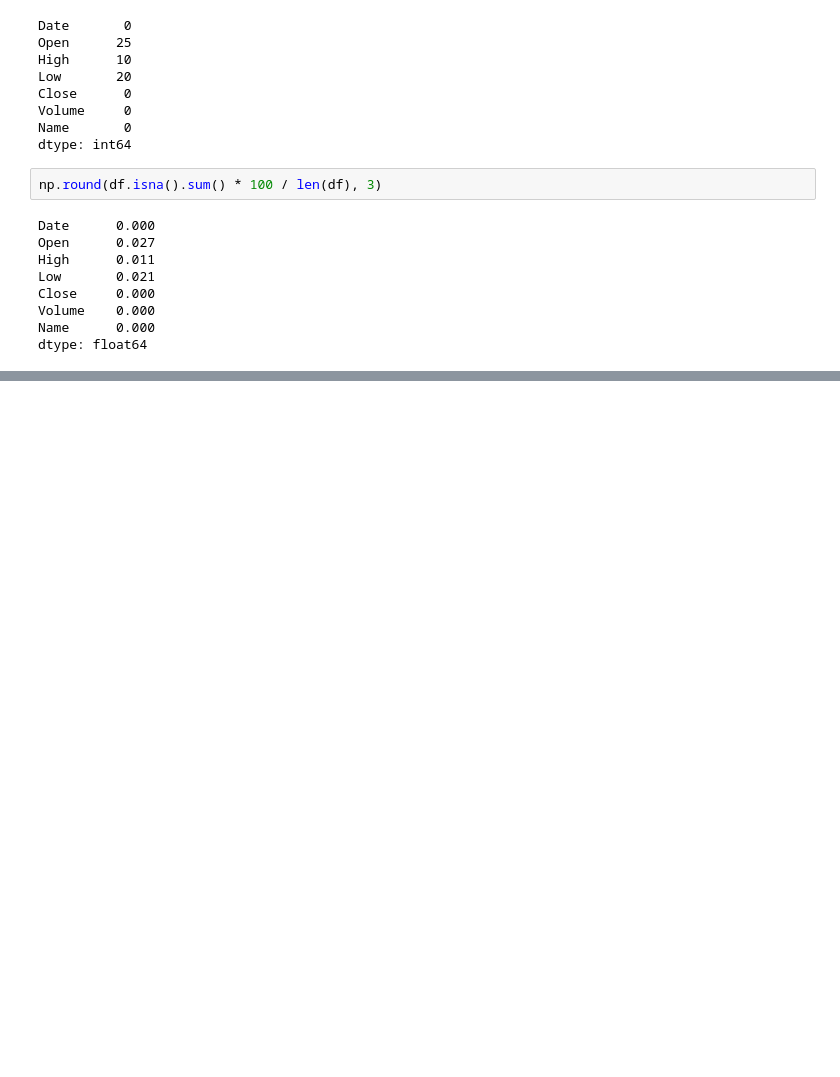
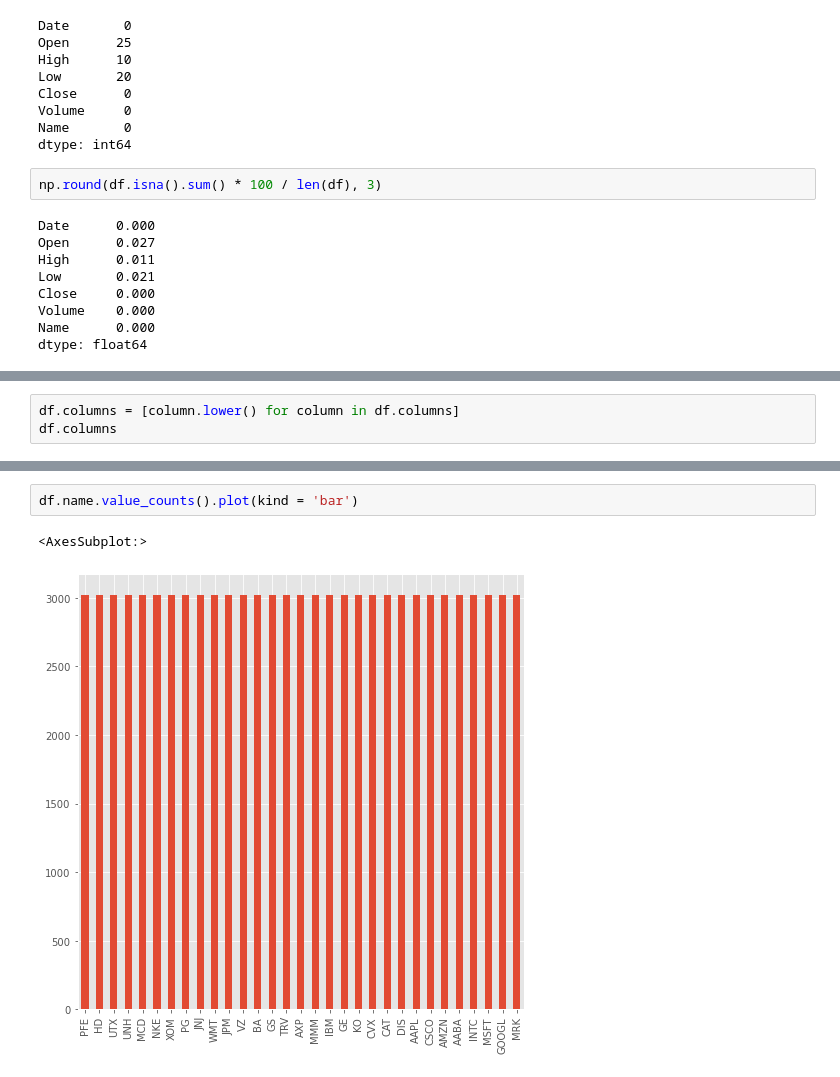
Before and after one commit to LuxAeterna311/DS-researches, a Jupyter notebook: Stocks analysis.ipynb, the cells around one changed output, grey strips where cells are left out. Cells and saved outputs as stored; diff of their text form; blank space fills up the shorter version.

```diff
--- a/Stocks analysis.ipynb
+++ b/Stocks analysis.ipynb
@@ -105,0 +118,3 @@ dtype: float64
+# %%
+df.columns = [column.lower() for column in df.columns]
+df.columns
@@ -105,0 +145,5 @@ dtype: float64
+# %%
+df.name.value_counts().plot(kind = 'bar')
+# %% [output]
+<AxesSubplot:>
+[figure, added]
```
Also changed, not shown: parts of 20 cells of this notebook.
